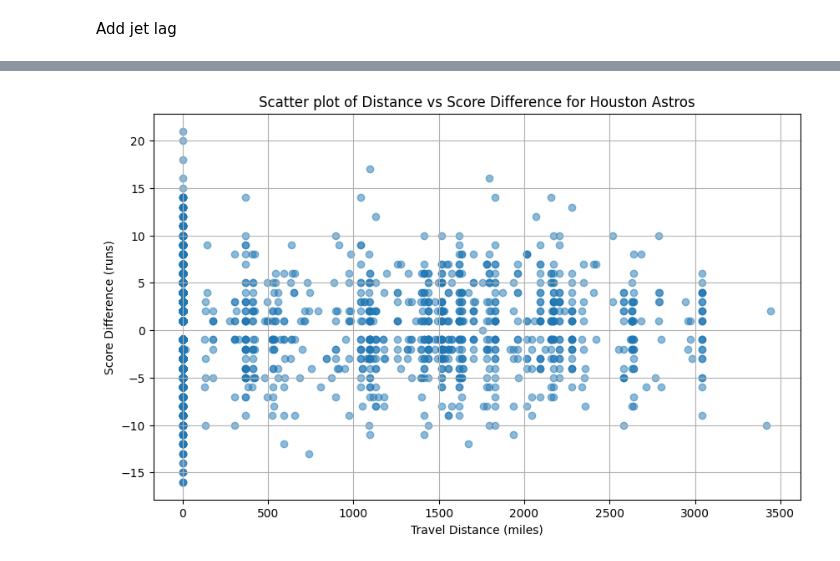
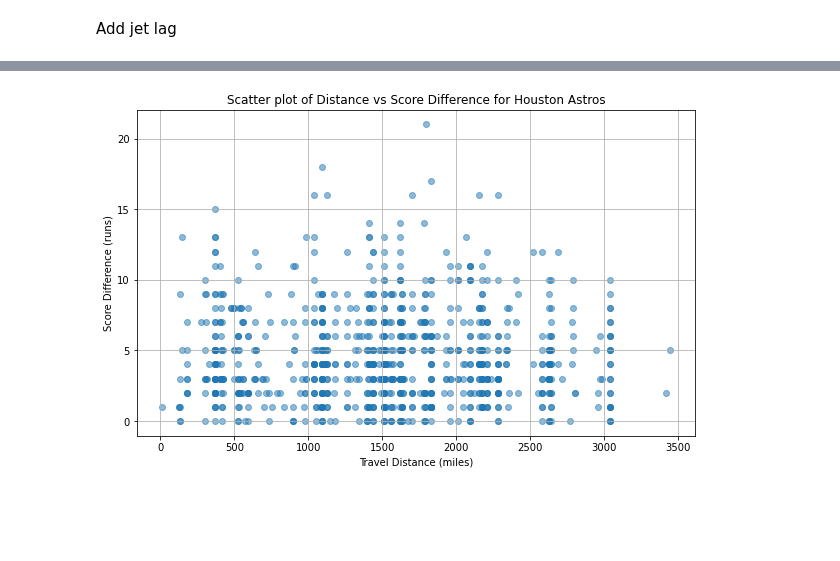
Before and after one commit to BenjaminMWZ/Rice_Datathon_2024, a Jupyter notebook: travel_analysis_astro_2.ipynb, the cells around one changed output, grey strips where cells are left out. Drawn from its saved outputs; the diff is of its cells as text; code cells hidden in the pictures; blank space fills up the shorter version.

```diff
--- a/travel_analysis_astro_2.ipynb
+++ b/travel_analysis_astro_2.ipynb
@@ -528,19 +499,7 @@ data = pd.read_csv(file_path)
 
 # Create a 'score_diff' column that reflects the margin of victory or defeat for the Houston Astros
 data['score_diff'] = data.apply(lambda row: row['home_score'] - row['away_score'] if row['home_team'] == 'HOU' else row['away_score'] - row['home_score'], axis=1)
-
-
-'''# Fill missing values with zeros
-data = data.fillna(0)
-
-# Select features and the target variable
-features = ['distance', 'distance_factor', 'hou_consecutive_playing_days']
-X = data[features]
-y = data['score_diff']'''
-
-# Create a 'home_run' column that reflects the number of home runs for the Houston Astros regardless of being home or away
 data['home_run'] = data.apply(lambda row: row['home_hr'] if row['home_team'] == 'HOU' else row['away_hr'], axis=1)
-
 data['home_1b'] = data.apply(lambda row: row['home_1b'] if row['home_team'] == 'HOU' else row['away_1b'], axis=1)
 data['home_2b'] = data.apply(lambda row: row['home_2b'] if row['home_team'] == 'HOU' else row['away_2b'], axis=1)
 data['home_3b'] = data.apply(lambda row: row['home_3b'] if row['home_team'] == 'HOU' else row['away_3b'], axis=1)
@@ -549,9 +508,9 @@ data['home_3b'] = data.apply(lambda row: row['home_3b'] if row['home_team'] == '
 data = data.fillna(0)
 
 # Select features and the target variable
-features = ['distance_factor']
+features = ['distance']
 X = data[features]
-y = data['score_diff']
+y = data['HOU_AvgPoint']
 
 
 # Normalize the features
@@ -599,27 +541,17 @@ print(data[["home_team", "away_team", "home_run"]])
 # %%
 import pandas as pd
 import matplotlib.pyplot as plt
 
-# Load your dataset
-file_path = './travel_analysis_astro.csv'
-data = pd.read_csv(file_path)
-
-# Create a 'score_diff' column to reflect the margin of victory or defeat for the Houston Astros
-data['score_diff'] = data.apply(
-    lambda row: row['home_score'] - row['away_score'] if row['home_team'] == 'HOU' else row['away_score'] - row['home_score'],
-    axis=1
-)
-
 # Plotting scatter points of 'distance' vs. 'score_diff'
 plt.figure(figsize=(10, 6))
-plt.scatter(data['distance'], data['score_diff'], alpha=0.5)
+plt.scatter(data['distance'], data['HOU_AvgPoint'], alpha=0.5)
 plt.title('Scatter plot of Distance vs Score Difference for Houston Astros')
 plt.xlabel('Travel Distance (miles)')
 plt.ylabel('Score Difference (runs)')
 plt.grid(True)
 plt.show()
 # %% [output]
-[figure, old version]
+[figure, new version]
 # %%
 import pandas as pd
 import matplotlib.pyplot as plt
```
Also changed, not shown: parts of 14 cells of this notebook, 1 other file.
